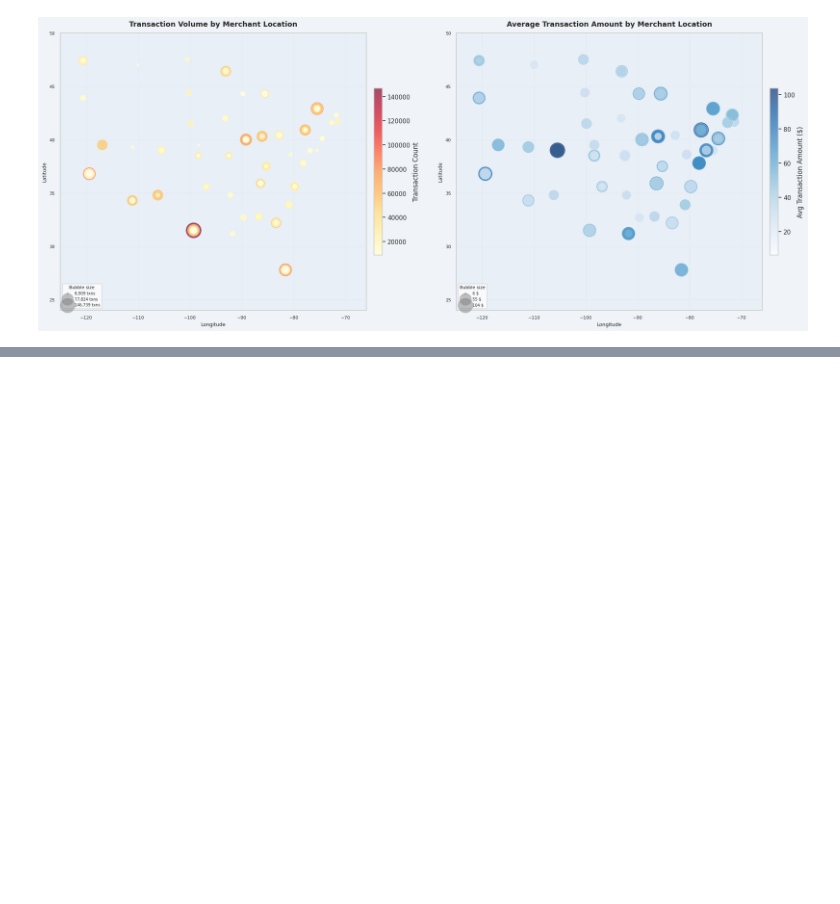
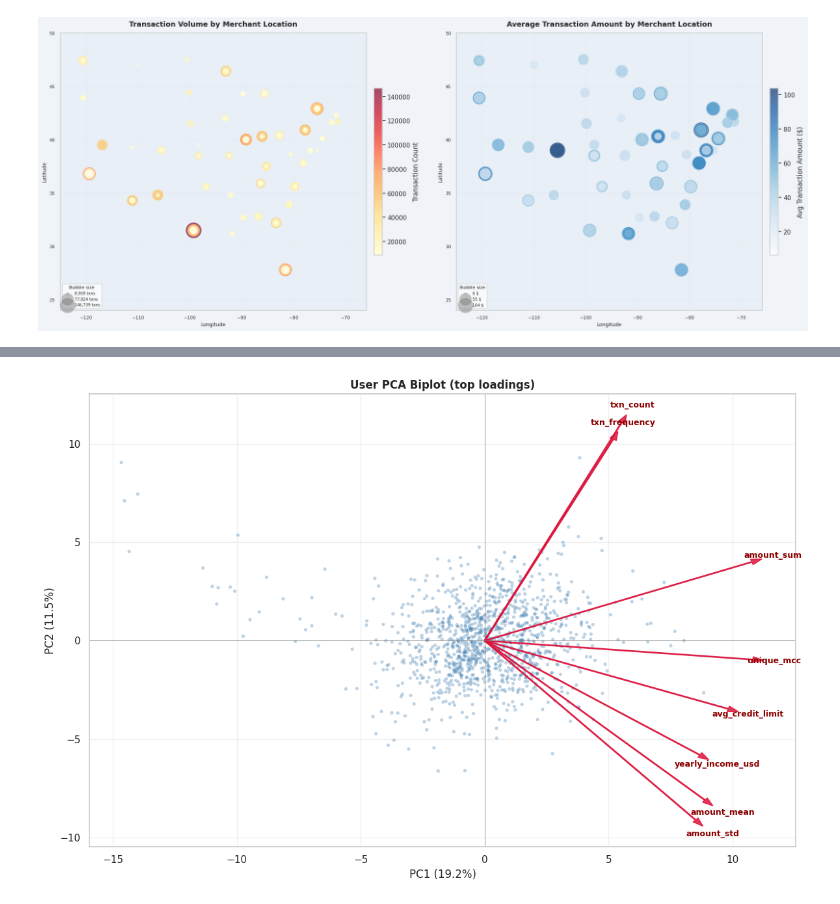
Before and after one commit to rrubaszek/TransactionDatasetAnalysis, a Jupyter notebook: notebooks/03-eda-analysis.ipynb, the cells around one changed output, grey strips where cells are left out. Cells and saved outputs as stored; diff of their text form; code cells hidden in the pictures; blank space fills up the shorter version.

```diff
--- a/notebooks/03-eda-analysis.ipynb
+++ b/notebooks/03-eda-analysis.ipynb
@@ -116,0 +157,4 @@ analysis.plot_graph(plot_us_map, analysis.transactions)
+# %%
+analysis.plot_graph(plot_pca_biplot, pca.scores, pca.loadings, pca.explained_variance)
+# %% [output]
+[figure, added]
```
Also changed, not shown: parts of 7 cells of this notebook, 6 other files.
